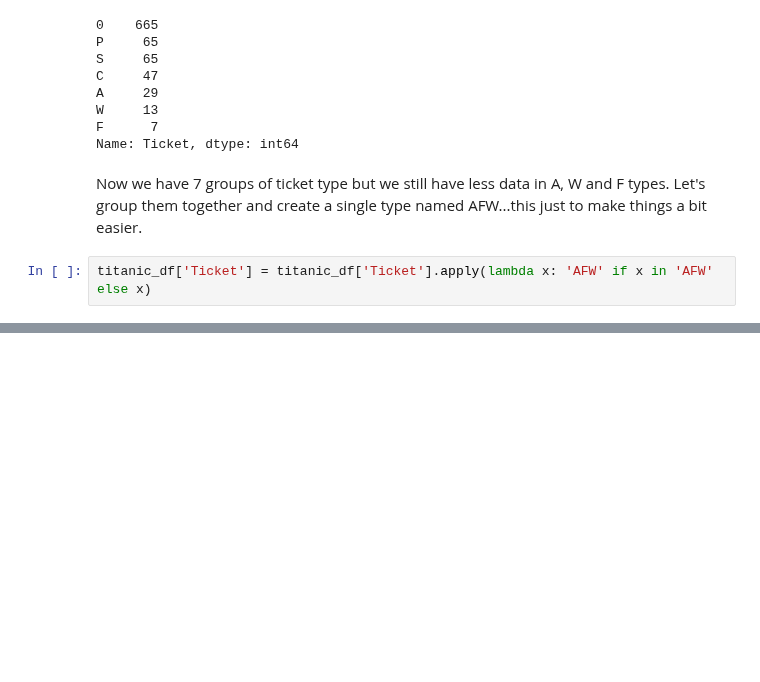
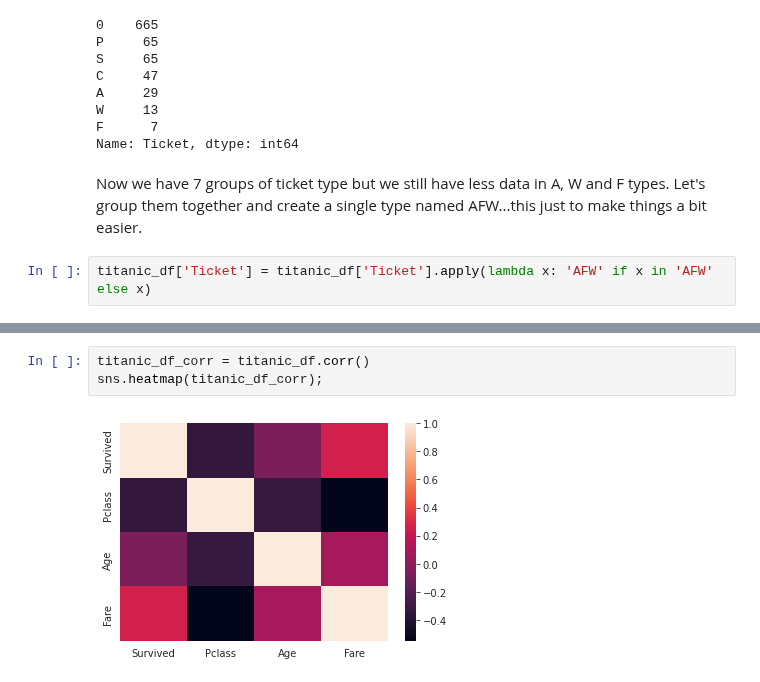
Before and after one commit to muhammadanas0716/Machine-Learning-101, a Jupyter notebook: Titanic - Machine Learning from Disaster/Project Notebook.ipynb, the cells around one changed output, grey strips where cells are left out. Drawn from its saved outputs; the diff is of its cells as text; blank space fills up the shorter version.

```diff
--- a/Titanic - Machine Learning from Disaster/Project Notebook.ipynb
+++ b/Titanic - Machine Learning from Disaster/Project Notebook.ipynb
@@ -305,0 +296,5 @@ array(['Mr', 'Mrs', 'Miss', 'Master', 'Don', 'Rev', 'Dr', 'Mme', 'Ms',
+# %%
+titanic_df_corr = titanic_df.corr()
+sns.heatmap(titanic_df_corr);
+# %% [output]
+[figure, added]
```
Also changed, not shown: parts of 44 cells of this notebook.
